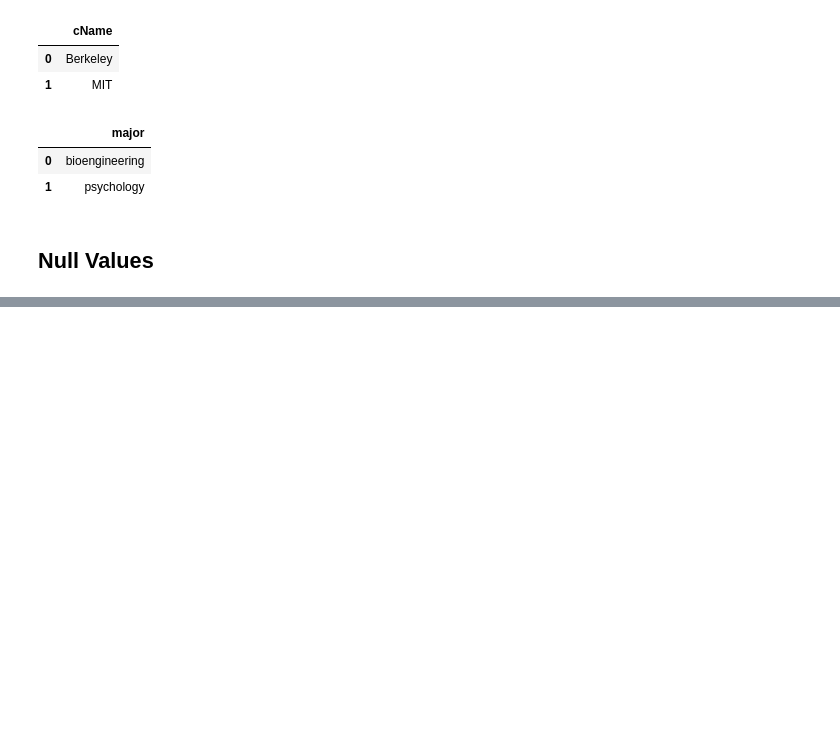
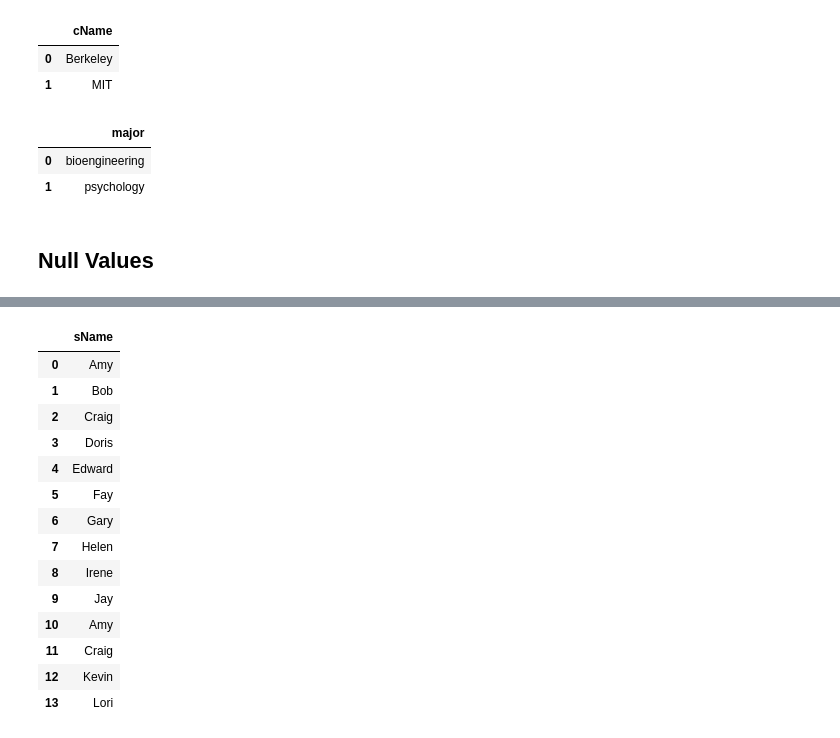
Before and after one commit to OniSlayer/standford_sql_notes, a Jupyter notebook: stanford_sql_notes.ipynb, the cells around one changed output, grey strips where cells are left out. Drawn from its saved outputs; the diff is of its cells as text; code cells hidden in the pictures; blank space fills up the shorter version.

Commit message:
Document null values section examples

```diff
--- a/stanford_sql_notes.ipynb
+++ b/stanford_sql_notes.ipynb
@@ -978,0 +1010,25 @@ run_query('''
+# %%
+# If the 'is null' operator is added, then lori and kevin will return a true and will appear
+# in the relation
+
+run_query('''
+    select sName
+    from Student
+    where GPA > 3 or GPA <= 3 or GPA is null
+''')
+# %% [output]
+|  | sName |
+| 0 | Amy |
+| 1 | Bob |
+| 2 | Craig |
+| 3 | Doris |
+| 4 | Edward |
+| 5 | Fay |
+| 6 | Gary |
+| 7 | Helen |
+| 8 | Irene |
+| 9 | Jay |
+| 10 | Amy |
+| 11 | Craig |
+| 12 | Kevin |
+| 13 | Lori |
```
Also changed, not shown: parts of 2 cells of this notebook, 2 other files.
